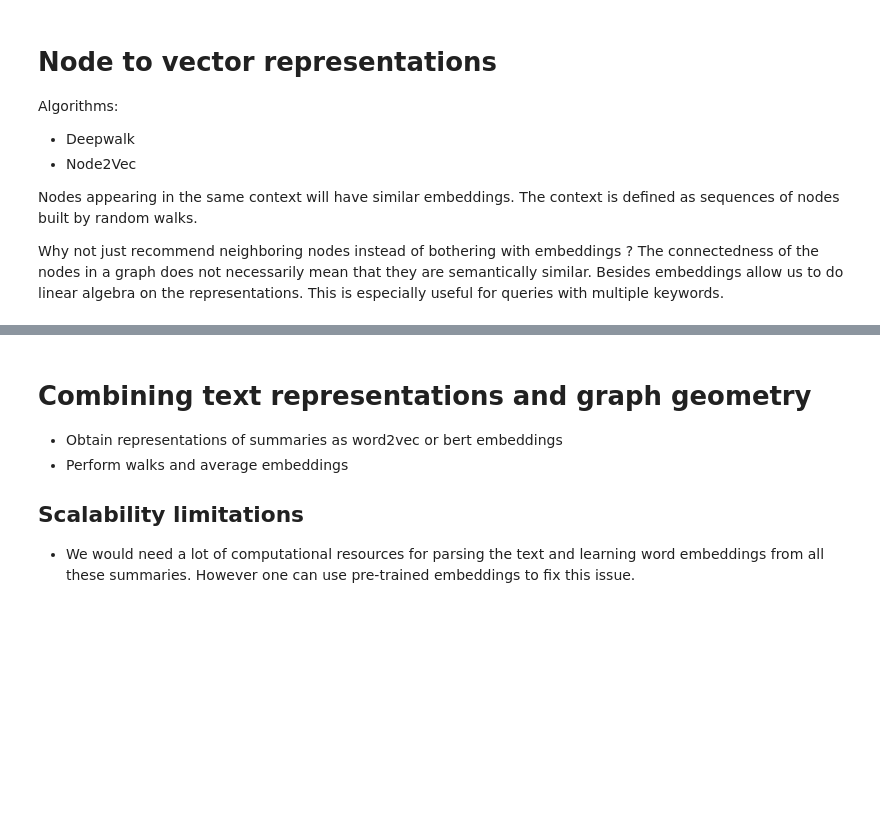
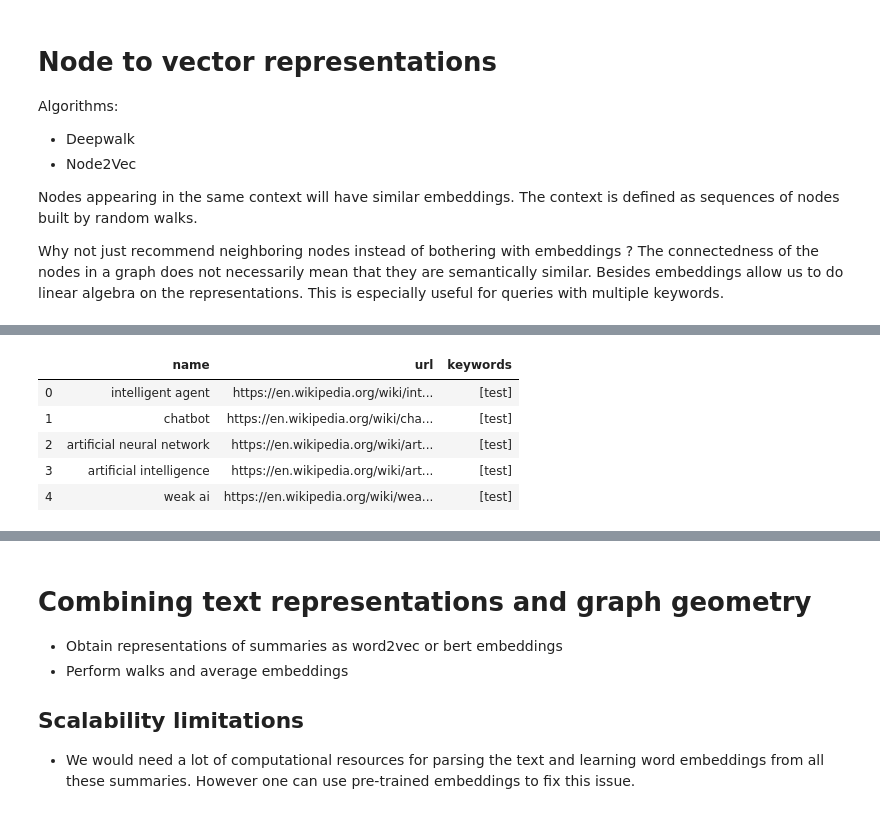
Before and after one commit to FredBaos/Ntds_project_team02, a Jupyter notebook: vince_la_menace.ipynb, the cells around one changed output, grey strips where cells are left out. Cells and saved outputs as stored; diff of their text form; code cells hidden in the pictures; blank space fills up the shorter version.

```diff
--- a/vince_la_menace.ipynb
+++ b/vince_la_menace.ipynb
@@ -160,5 +182,3 @@ urls = [get_url(node) for node in graph.nodes()]
 # %%
-df_node = pd.DataFrame(columns=['name','url'])
+df_node = pd.DataFrame(columns=['name','url', 'keywords'])
 df_node['name'] = pd.unique(edge_list.source.append(edge_list.target))
-df_node['url'] = [get_url(name) for name in df_node.name]
-df_node.to_csv(DF_NODE_FILENAME)
@@ -164,0 +188,18 @@ df_node.to_csv(DF_NODE_FILENAME)
+# %%
+# getting list of keywords from wikipedia API
+def get_keywords(node):
+    kw = []
+    kw.append('test')
+    return kw
+# %%
+# adding keywords to df_node
+df_node['keywords'] = [get_keywords(name) for name in df_node.name]
+# %%
+df_node.head()
+# %% [output]
+|  | name | url | keywords |
+| 0 | intelligent agent | https://en.wikipedia.org/wiki/int... | [test] |
+| 1 | chatbot | https://en.wikipedia.org/wiki/cha... | [test] |
+| 2 | artificial neural network | https://en.wikipedia.org/wiki/art... | [test] |
+| 3 | artificial intelligence | https://en.wikipedia.org/wiki/art... | [test] |
+| 4 | weak ai | https://en.wikipedia.org/wiki/wea... | [test] |
```
Also changed, not shown: parts of 15 cells of this notebook, 9 other files.
